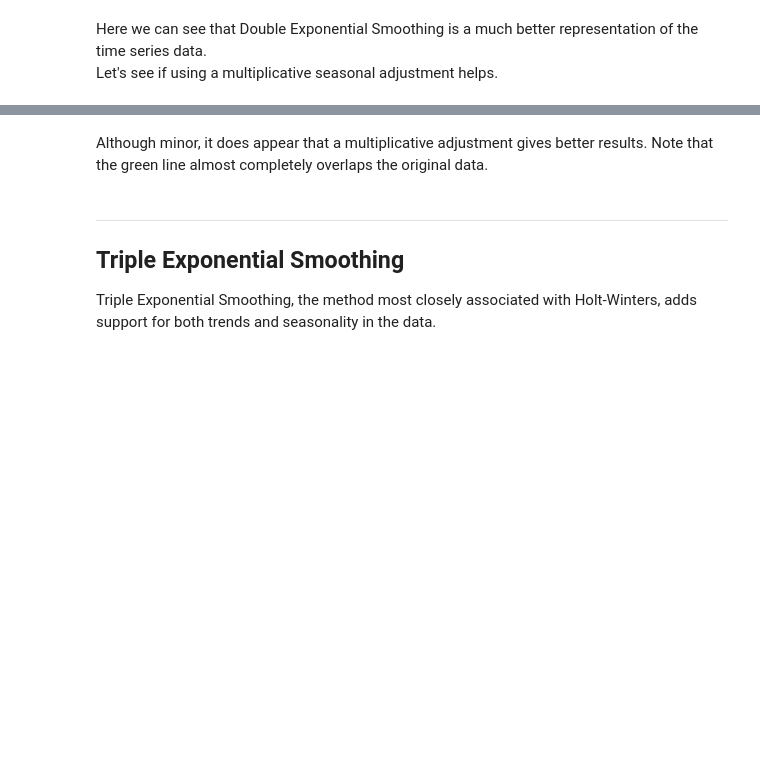
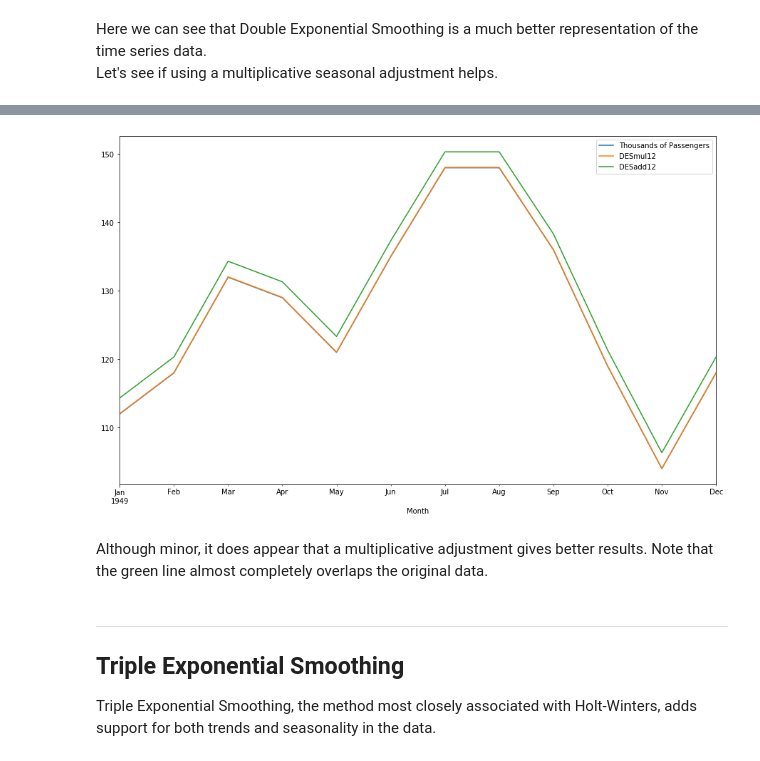
Before and after one commit to pksvv/MachineLearningSL, a Jupyter notebook: TSA/notebooks/02-Time-Series-Analysis-with-Statsmodels/03-Holt-Winters-Methods.ipynb, the cells around one changed output, grey strips where cells are left out. Cells and saved outputs as stored; diff of their text form; code cells hidden in the pictures; blank space fills up the shorter version.

```diff
--- a/TSA/notebooks/02-Time-Series-Analysis-with-Statsmodels/03-Holt-Winters-Methods.ipynb
+++ b/TSA/notebooks/02-Time-Series-Analysis-with-Statsmodels/03-Holt-Winters-Methods.ipynb
@@ -75,3 +152,6 @@ As we move toward forecasting, it's worth noting that both additive and multipli
 # %% [markdown]
 Here we can see that Double Exponential Smoothing is a much better representation of the time series data.<br>
 Let's see if using a multiplicative seasonal adjustment helps.
+# %%
+df['DESmul12'] = ExponentialSmoothing(df['Thousands of Passengers'],trend='mul').fit().fittedvalues.shift(-1)
+df.head()
@@ -78,3 +166,7 @@ Let's see if using a multiplicative seasonal adjustment helps.
+# %%
+df[['Thousands of Passengers','DESmul12','DESadd12']].iloc[:12].plot(figsize=(15,9)).autoscale(tight=True,axis='x')
+# %% [output]
+[figure, added]
 # %% [markdown]
 Although minor, it does appear that a multiplicative adjustment gives better results. Note that the green line almost completely overlaps the original data.
 # %% [markdown]
```
Also changed, not shown: parts of 12 cells of this notebook, 5 other files.
